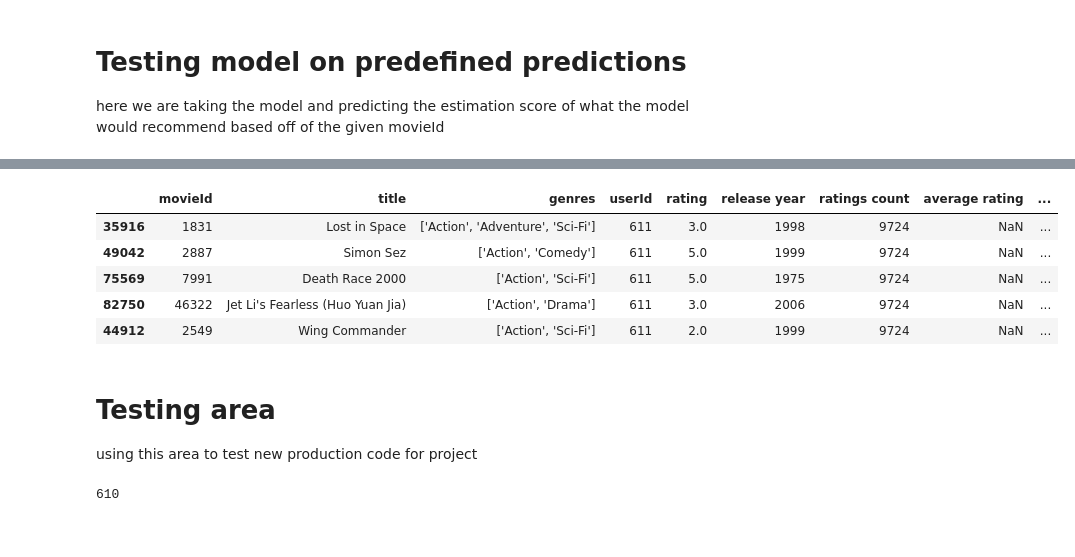
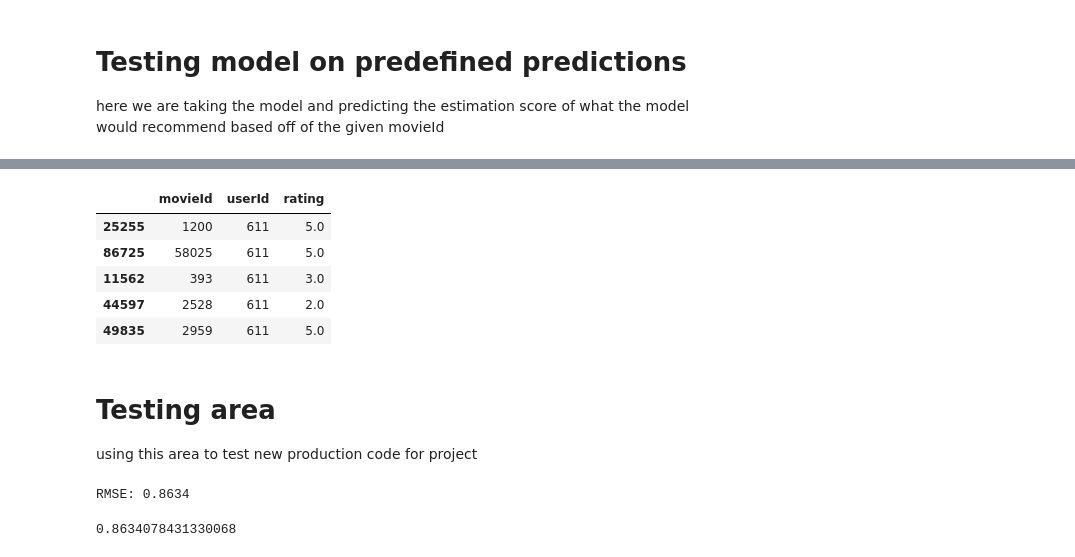
Before and after one commit to Corneth/Movie-Lens-Recommender, a Jupyter notebook: Mod 4 project file.ipynb, the cells around one changed output, grey strips where cells are left out. Drawn from its saved outputs; the diff is of its cells as text; code cells hidden in the pictures.

```diff
--- a/Mod 4 project file.ipynb
+++ b/Mod 4 project file.ipynb
@@ -49,6 +52,8 @@ def clean_data(movies,links,ratings):
     ratings.drop('timestamp',axis = 1, inplace = True)
 
 
+
+
     df1 = pd.merge(movies,links,on ='movieId')
 
     df = pd.merge(df1,ratings,on = 'movieId',how = 'inner')
@@ -58,15 +63,8 @@ def clean_data(movies,links,ratings):
     df['release year'] = df['release year'].fillna(0).astype(int)
     df['genres'] = df['genres'].str.split('|').astype(str)
     df.drop(['imdbId','tmdbId'],axis = 1,inplace = True)
-#     df.drop('timestamp',axis = 1,inplace = True)
+#     df.drop_duplicates(subset = 'movieId',keep = 'first',inplace = True)
     return df
-
-def ratings_counts(df1):
-    df1['ratings count'] = ratings.groupby('movieId')['rating'].count().count()
-    df1['average rating'] = ratings.groupby('movieId')['rating'].mean()
-#     df1.drop('rating',axis = 1,inplace = True)
-    df1.drop_duplicates(subset = 'title',keep = 'last',inplace = True)
-    return df1
 
 
 def predict_evaluate(recsys,dataset,name = 'Algorithm'):
@@ -77,15 +75,19 @@ def predict_evaluate(recsys,dataset,name = 'Algorithm'):
 
 def user_interest():
 #     movies['title'] = [x[:-6] for x in movies['title']]
+    new_user = input('Are you a new user?')
+    if new_user == 'yes':
+        user = (df['userId'].values.max() +1)
+    else:
+        user = (df['userId'].values.max())
     genre_input = input('Give me a genre: ')
-    genre_based = df[df.genres.str.contains(genre_input)]
+    genre_based = df[df.genres.str.contains(genre_input.title())]
     titles = list(genre_based['title'])
     title = []
     [title.append(x) for x in titles if x not in title]
-    user = (df['userId'].values.max() +1)
 
     movies = pd.DataFrame(columns = df.columns)
-    for i in range (1,6):
+    for i in range (1,11):
 
         x = random.choice(titles)
         y = float(input('what would you rate the movie ' + x))
@@ -93,11 +95,14 @@ def user_interest():
         movies2.drop_duplicates(subset = 'title',keep = 'first',inplace = True)
         movies2['rating'] = y
         movies2['userId'] = user
+
         movies = movies.append(movies2)
+#         df.groupby('movieId')['rating'].count().reset_index().sort_values('movieId',ascending = False)
 
 
+#     ratings count,average rating
 
-    return movies
+    return movies,user
 # %% [markdown]
 # Pull data from Functions and view the data
 # %%
@@ -189,11 +225,11 @@ lower.head(10)
 # Fixing the cold start problem
 The cold start problem is where a new user comes in and we have nothing to recommend to them. This will somewhat solve that problem by asking them to rate a few movies at random and setting it into the dataframe and allowing us to be able to perform some sort of customizing based off of that data.
 # %%
-user_movies = user_interest()
+user_movies,user = user_interest()
 print("")
 print('User movie interest Dataframe')
 display(user_movies.head())
-df = df.append(user_movies)
+
 print('')
 print('Checking dataframe for additions')
 df.tail()
@@ -221,0 +290,9 @@ Checking dataframe for additions
+# %%
+user_movies = user_movies.drop(['title','genres','release year'],axis = 1)
+
+to_ratings.head()
+# to_ratings = to_ratings.drop('Recommended Score',axis = 1)
+# new_ratings = new_ratings.append(to_ratings)
+# new_ratings.tail(10)
+ratings = ratings.append(user_movies)
+ratings.tail()
@@ -345,19 +424,15 @@ recmov.head(5)
 # %%
 # ratings_pivot.head()
 # display(ratings['userId'] == 0)
 # ratings['userId'].tail()
-df.tail()
+user_movies.head()
 # %% [output]
-|  | movieId | title | genres | userId | rating | release year | ratings count | average rating | ... |
-| 35916 | 1831 | Lost in Space | ['Action', 'Adventure', 'Sci-Fi'] | 611 | 3.0 | 1998 | 9724 | NaN | ... |
-| 49042 | 2887 | Simon Sez | ['Action', 'Comedy'] | 611 | 5.0 | 1999 | 9724 | NaN | ... |
-| 75569 | 7991 | Death Race 2000 | ['Action', 'Sci-Fi'] | 611 | 5.0 | 1975 | 9724 | NaN | ... |
-| 82750 | 46322 | Jet Li's Fearless (Huo Yuan Jia) | ['Action', 'Drama'] | 611 | 3.0 | 2006 | 9724 | NaN | ... |
-| 44912 | 2549 | Wing Commander | ['Action', 'Sci-Fi'] | 611 | 2.0 | 1999 | 9724 | NaN | ... |
+|  | movieId | userId | rating |
+| 25255 | 1200 | 611 | 5.0 |
+| 86725 | 58025 | 611 | 5.0 |
+| 11562 | 393 | 611 | 3.0 |
+| 44597 | 2528 | 611 | 2.0 |
+| 49835 | 2959 | 611 | 5.0 |
 # %% [markdown]
 # Testing area
 using this area to test new production code for project
-# %%
-user
-# %% [output]
-610
@@ -363,0 +441,7 @@ user
+# %%
+trainset, testset = train_test_split(dataset, test_size=0.25,random_state = 5)
+predictions = algorithm.fit(trainset).test(testset)
+accuracy.rmse(predictions)
+# %% [output]
+RMSE: 0.8634
+0.8634078431330068
```
Also changed, not shown: parts of 54 cells of this notebook.
